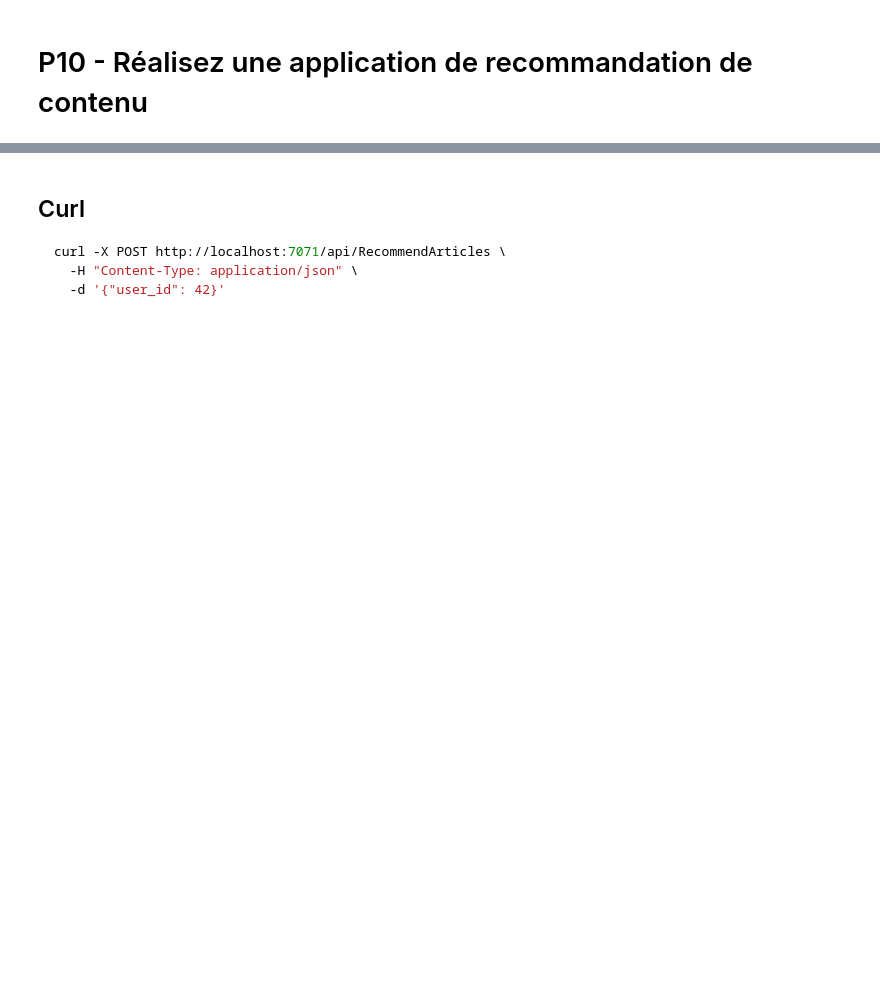
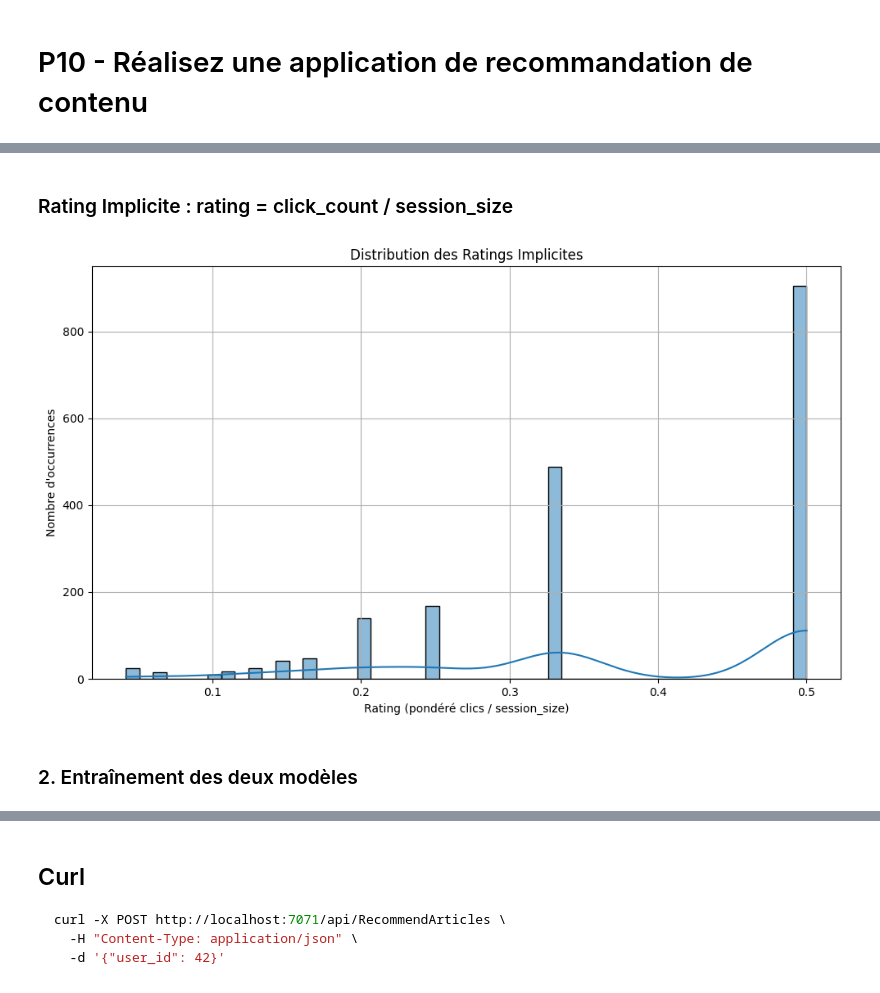
Before and after one commit to brunfla/p10-recommandation-contenu, a Jupyter notebook: notebooks/training.ipynb, the cells around one changed output, grey strips where cells are left out. Drawn from its saved outputs; the diff is of its cells as text; code cells hidden in the pictures; blank space fills up the shorter version.

```diff
--- a/notebooks/training.ipynb
+++ b/notebooks/training.ipynb
@@ -33,3 +349,63 @@ Nombre d’articles uniques (article_id) : 364047
+# %% [markdown]
+### Rating Implicite : rating = click_count / session_size
+# %%
+# Rating implicite pondéré : clics / session_size
+def load_data_weighted(filepath=clicks_path):
+    df = pd.read_csv(filepath)
+    df_grouped = df.groupby(["user_id", "click_article_id", "session_id", "session_size"]) \
+                   .size().reset_index(name="click_count")
+    df_grouped["rating"] = df_grouped["click_count"] / df_grouped["session_size"]
+    return df_grouped[["user_id", "click_article_id", "rating"]]
+
+# Rating fixe = 1
+def load_data_fixed(filepath=clicks_path):
+    df = pd.read_csv(filepath)
+    df["rating"] = 1
+    return df[["user_id", "click_article_id", "rating"]]
+# %%
+import matplotlib.pyplot as plt
+import seaborn as sns
+
+# 📊 Visualisation de la distribution des ratings implicites
+def plot_rating_distribution(df_ratings, remove_outliers=True, log_scale=False):
+    """
+    Affiche un histogramme de la distribution des ratings implicites.
+
+    Params:
+        df_ratings (DataFrame): DataFrame contenant au moins la colonne "rating"
+        remove_outliers (bool): Supprime les valeurs extrêmes si True
+        log_scale (bool): Affiche l'axe X en échelle logarithmique si True
+    """
+    ratings = df_ratings["rating"].copy()
+
+    # 🧹 Suppression des outliers extrêmes (au-dessus du 99e percentile)
+    if remove_outliers:
+        upper_limit = ratings.quantile(0.99)
+        ratings = ratings[ratings <= upper_limit]
+
+    plt.figure(figsize=(10,6))
+    sns.histplot(ratings, bins=50, kde=True)
+
+    plt.title("Distribution des Ratings Implicites")
+    plt.xlabel("Rating (pondéré clics / session_size)")
+    plt.ylabel("Nombre d'occurrences")
+
+    if log_scale:
+        plt.xscale("log")
+        plt.xlabel("Rating (log scale)")
+
+    plt.grid(True)
+    plt.tight_layout()
+    plt.show()
+
+if __name__ == "__main__":
+    df_ratings = load_data_weighted()
+    plot_rating_distribution(df_ratings)  # simple
+    # plot_rating_distribution(df_ratings, log_scale=True)  # version logarithmique
+# %% [output]
+[figure, added]
+# %% [markdown]
+### 2. Entraînement des deux modèles
 # %%
 import pandas as pd
 from surprise import Dataset, Reader, SVD
```
Also changed, not shown: parts of 25 cells of this notebook, 13 other files.
